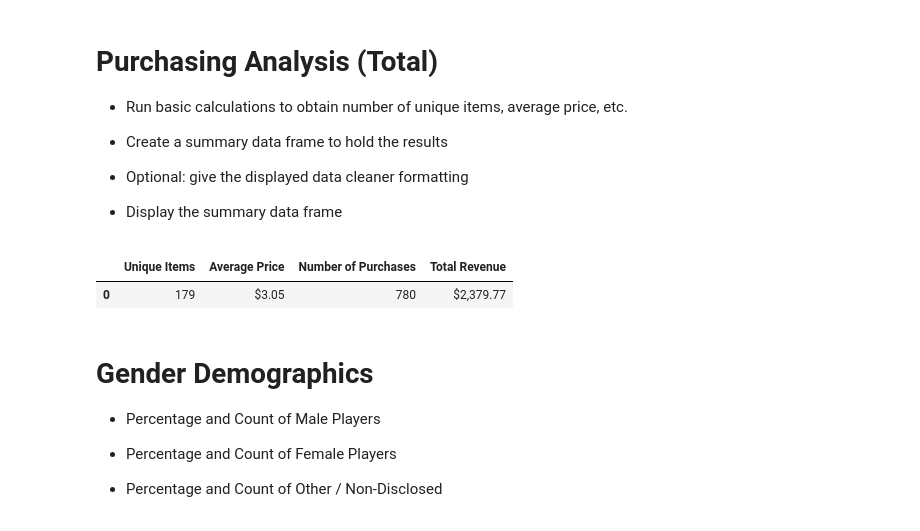
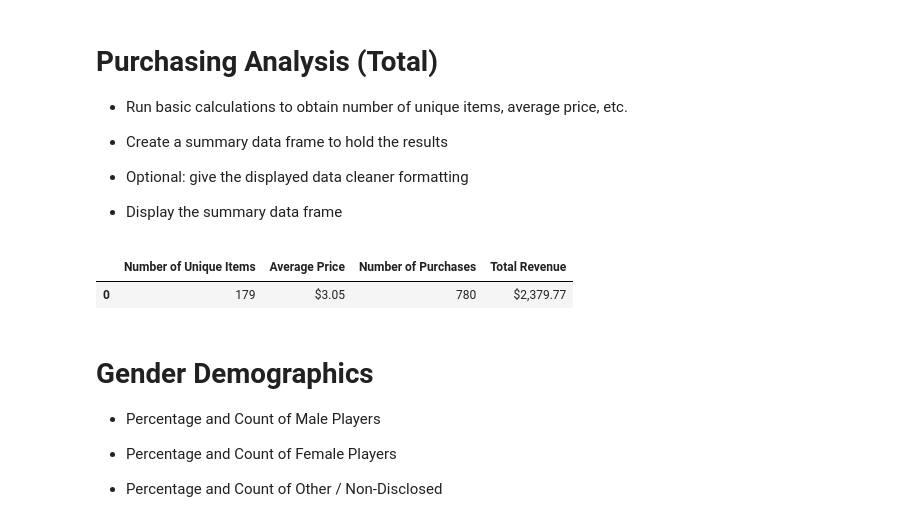
Before and after one commit to Auburn9698/pandas-challenge, a Jupyter notebook: HeroesOfPymoli/Pandas Homework.ipynb, the cells around one changed output. Drawn from its saved outputs; the diff is of its cells as text; code cells hidden in the pictures.

```diff
--- a/HeroesOfPymoli/Pandas Homework.ipynb
+++ b/HeroesOfPymoli/Pandas Homework.ipynb
@@ -41,34 +41,34 @@ players_df
 # %%
 # Add up the number of unique items:
 unique_items = len(purchase_data["Item ID"].unique())
 
 # Calculate average price:
 average_price = (purchase_data["Price"].mean())
 
 # The number of purchases is the length of the Purchase ID column:
 number_of_purchases = len(purchase_data["Purchase ID"].unique())
 
 # Calculate total revenue, the sum of all the prices in Prices column:
 total_revenue = purchase_data["Price"].sum()
 
 # Create dictionary for the dataframe:
-purchasing_total_df = pd.DataFrame({"Unique Items": [unique_items],
+purchasing_total_df = pd.DataFrame({"Number of Unique Items": [unique_items],
                                             "Average Price": [average_price],
                                             "Number of Purchases": [number_of_purchases],
                                             "Total Revenue": total_revenue
                                             })
 # Format dollar values.  Added a comma for Total Purchase Value, since it's in the thousands.:
 purchasing_total_df["Average Price"] = purchasing_total_df["Average Price"].map("${:.2f}".format)
 purchasing_total_df["Total Revenue"] = purchasing_total_df["Total Revenue"].map("${:,.2f}".format)
 # Show table:
 purchasing_total_df
 
 
 # Alternate way to change format of price and Revenue to $0.00:
 #format_dict = {"Average Price":'${:,.2f}', "Total Revenue": '${:,.2f}'}
 #purchasing_total_df.style.format(format_dict)
 # %% [output]
-|  | Unique Items | Average Price | Number of Purchases | Total Revenue |
+|  | Number of Unique Items | Average Price | Number of Purchases | Total Revenue |
 | 0 | 179 | $3.05 | 780 | $2,379.77 |
 # %% [markdown]
 # Gender Demographics
```
Also changed, not shown: parts of 1 cell of this notebook.
